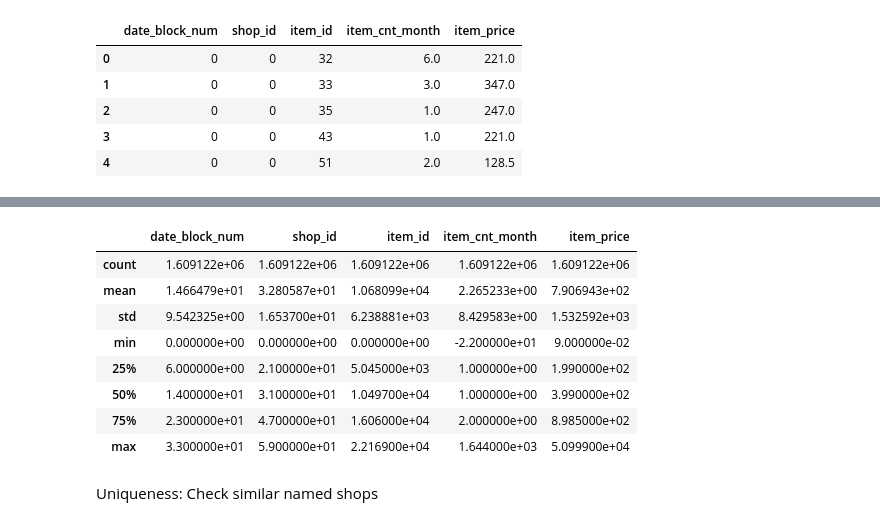
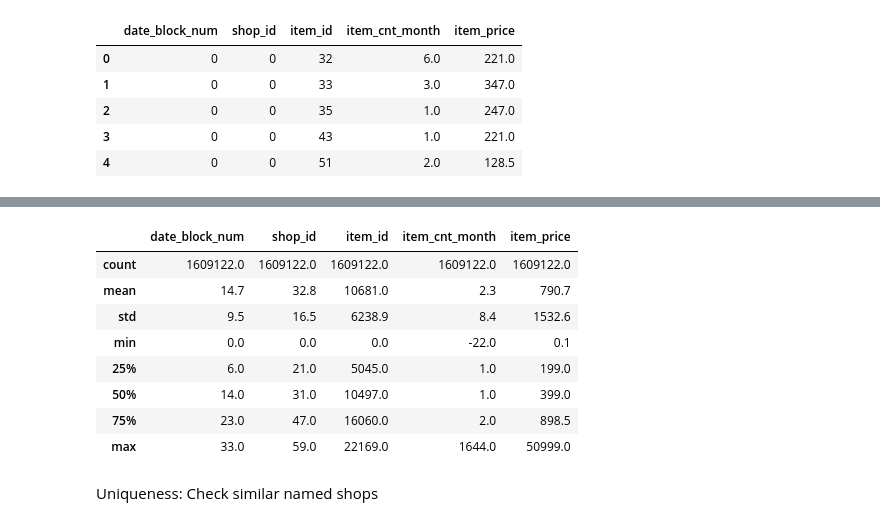
Before and after one commit to YPolina/Trainee, a Jupyter notebook: DQL.ipynb, the cells around one changed output, grey strips where cells are left out. Drawn from its saved outputs; the diff is of its cells as text; code cells hidden in the pictures.

```diff
--- a/DQL.ipynb
+++ b/DQL.ipynb
@@ -197,15 +164,15 @@ df_sales_train.describe()
-# %%
-df_sales_per_month.describe()
-# %% [output]
-|  | date_block_num | shop_id | item_id | item_cnt_month | item_price |
-| count | 1.609122e+06 | 1.609122e+06 | 1.609122e+06 | 1.609122e+06 | 1.609122e+06 |
-| mean | 1.466479e+01 | 3.280587e+01 | 1.068099e+04 | 2.265233e+00 | 7.906943e+02 |
-| std | 9.542325e+00 | 1.653700e+01 | 6.238881e+03 | 8.429583e+00 | 1.532592e+03 |
-| min | 0.000000e+00 | 0.000000e+00 | 0.000000e+00 | -2.200000e+01 | 9.000000e-02 |
-| 25% | 6.000000e+00 | 2.100000e+01 | 5.045000e+03 | 1.000000e+00 | 1.990000e+02 |
-| 50% | 1.400000e+01 | 3.100000e+01 | 1.049700e+04 | 1.000000e+00 | 3.990000e+02 |
-| 75% | 2.300000e+01 | 4.700000e+01 | 1.606000e+04 | 2.000000e+00 | 8.985000e+02 |
-| max | 3.300000e+01 | 5.900000e+01 | 2.216900e+04 | 1.644000e+03 | 5.099900e+04 |
+# %%
+df_sales_per_month.describe().map(lambda x: f"{x:0.1f}")
+# %% [output]
+|  | date_block_num | shop_id | item_id | item_cnt_month | item_price |
+| count | 1609122.0 | 1609122.0 | 1609122.0 | 1609122.0 | 1609122.0 |
+| mean | 14.7 | 32.8 | 10681.0 | 2.3 | 790.7 |
+| std | 9.5 | 16.5 | 6238.9 | 8.4 | 1532.6 |
+| min | 0.0 | 0.0 | 0.0 | -22.0 | 0.1 |
+| 25% | 6.0 | 21.0 | 5045.0 | 1.0 | 199.0 |
+| 50% | 14.0 | 31.0 | 10497.0 | 1.0 | 399.0 |
+| 75% | 23.0 | 47.0 | 16060.0 | 2.0 | 898.5 |
+| max | 33.0 | 59.0 | 22169.0 | 1644.0 | 50999.0 |
 # %% [markdown]
 Uniqueness: Check similar named shops
 # %%
```
Also changed, not shown: parts of 19 cells of this notebook.
